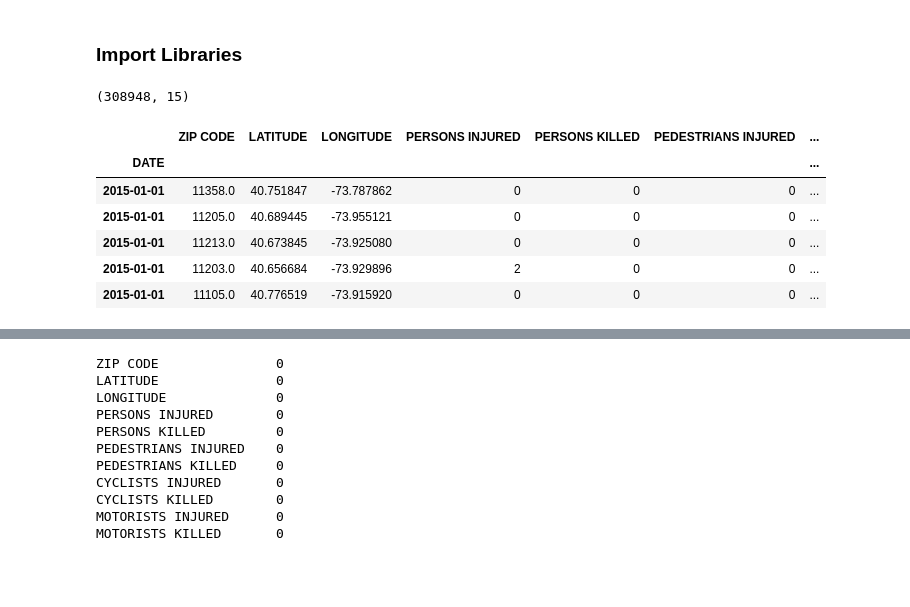
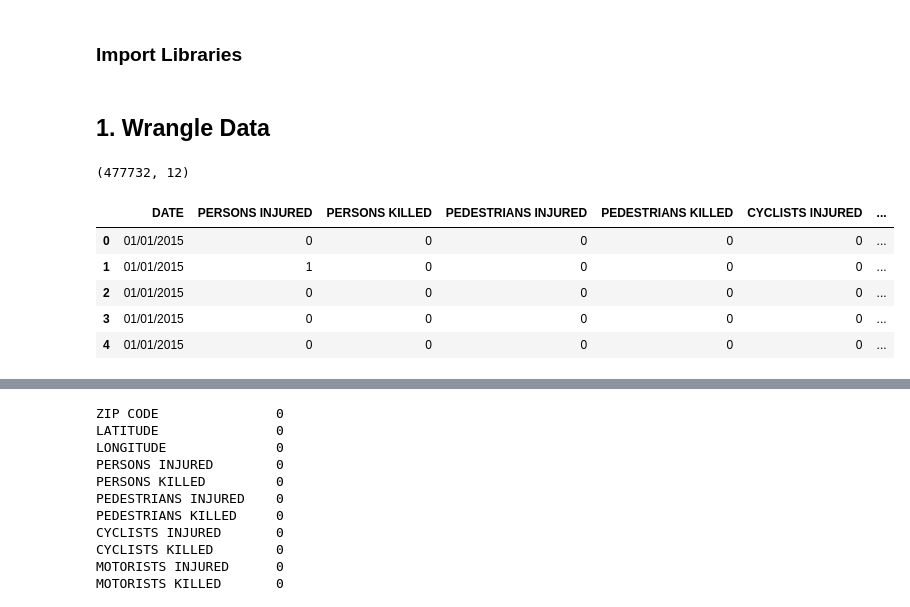
Before and after one commit to Arnelialeslieblog/DS-Unit-2-Applied-Modeling, a Jupyter notebook: module1-define-ml-problems/LS_DS_231_assignment.ipynb, the cells around one changed output, grey strips where cells are left out. Cells and saved outputs as stored; diff of their text form; code cells hidden in the pictures; blank space fills up the shorter version.

```diff
--- a/module1-define-ml-problems/LS_DS_231_assignment.ipynb
+++ b/module1-define-ml-problems/LS_DS_231_assignment.ipynb
@@ -60,44 +61,46 @@ def clean_up_binary_columns(cell_contents):
     return 1
   else:
     return 0
+# %% [markdown]
+## 1. Wrangle Data
 # %%
 def wrangle(filepath):
-  df = pd.read_csv(filepath, parse_dates=['DATE'], index_col='DATE')
+  df = pd.read_csv(filepath) #parse_dates=['DATE'], index_col='DATE')
 
   # Drop Columns with a high number of NaNs
   df.dropna(axis=1, thresh=300, inplace=True)
 
   # High Cardinality Categorical Columns
-  categorical_cols = df.select_dtypes('object').columns
-  threshold = 10
-  high_card_cols = [col for col in categorical_cols if df[col].nunique() > threshold]
-  df.drop(high_card_cols, axis=1, inplace=True)
+  #categorical_cols = df.select_dtypes('object').columns
+  #threshold = 10
+  #high_card_cols = [col for col in categorical_cols if df[col].nunique() > threshold]
+  #df.drop(high_card_cols, axis=1, inplace=True)
 
   #Feature engineering
-  df['Total_fatalities'] = df['PERSONS KILLED'] + df['PEDESTRIANS KILLED'] + df['CYCLISTS KILLED'] + df['MOTORISTS KILLED']
-  df['Total_injured'] = df['PERSONS INJURED'] + df['PEDESTRIANS INJURED'] + df['CYCLISTS INJURED'] + df['MOTORISTS INJURED']
-  df['Total_victims'] = df['Total_fatalities'] + df['Total_injured']
-  df['New_Borough'] = df['BOROUGH'].replace({'STATEN ISLAND':0, 'BRONX':1, 'MANHATTAN':2, 'QUEENS':3,'BROOKLYN':4})
+  #df['Total_fatalities'] = df['PERSONS KILLED'] + df['PEDESTRIANS KILLED'] + df['CYCLISTS KILLED'] + df['MOTORISTS KILLED']
+  #df['Total_injured'] = df['PERSONS INJURED'] + df['PEDESTRIANS INJURED'] + df['CYCLISTS INJURED'] + df['MOTORISTS INJURED']
+ # df['Total_victims'] = df['Total_fatalities'] + df['Total_injured']
+  df['New_Borough'] = df['BOROUGH'].replace({'STATEN ISLAND':0, 'BRONX':0, 'MANHATTAN':0, 'QUEENS':1,'BROOKLYN':1})
 
   # Drop 'UNIQUE KEY' column
   df = df.drop(columns='UNIQUE KEY')
   df = df.drop(columns='BOROUGH')
-
-  df = df.dropna(axis=0, subset=['ZIP CODE'])
-  df = df.dropna(axis=0, subset=['LATITUDE'])
-  df = df.dropna(axis=0, subset=['LONGITUDE'])
+  df= df.drop(columns=['TIME','ZIP CODE', 'LATITUDE', 'LONGITUDE',
+       'LOCATION', 'ON STREET NAME', 'CROSS STREET NAME', 'OFF STREET NAME',
+       'VEHICLE 2 TYPE', 'VEHICLE 3 TYPE', 'VEHICLE 4 TYPE', 'VEHICLE 5 TYPE',
+       'VEHICLE 2 FACTOR', 'VEHICLE 3 FACTOR', 'VEHICLE 4 FACTOR', 'VEHICLE 5 FACTOR'])
+  df= df.fillna(0)
   return df
 
 df = wrangle(DATA_PATH+'database.csv')
 
 print(df.shape)
 df.head()
 # %% [output]
-(308948, 15)
+(477732, 12)
-|  | ZIP CODE | LATITUDE | LONGITUDE | PERSONS INJURED | PERSONS KILLED | PEDESTRIANS INJURED | ... |
-| DATE |  |  |  |  |  |  | ... |
-| 2015-01-01 | 11358.0 | 40.751847 | -73.787862 | 0 | 0 | 0 | ... |
-| 2015-01-01 | 11205.0 | 40.689445 | -73.955121 | 0 | 0 | 0 | ... |
-| 2015-01-01 | 11213.0 | 40.673845 | -73.925080 | 0 | 0 | 0 | ... |
-| 2015-01-01 | 11203.0 | 40.656684 | -73.929896 | 2 | 0 | 0 | ... |
-| 2015-01-01 | 11105.0 | 40.776519 | -73.915920 | 0 | 0 | 0 | ... |
+|  | DATE | PERSONS INJURED | PERSONS KILLED | PEDESTRIANS INJURED | PEDESTRIANS KILLED | CYCLISTS INJURED | ... |
+| 0 | 01/01/2015 | 0 | 0 | 0 | 0 | 0 | ... |
+| 1 | 01/01/2015 | 1 | 0 | 0 | 0 | 0 | ... |
+| 2 | 01/01/2015 | 0 | 0 | 0 | 0 | 0 | ... |
+| 3 | 01/01/2015 | 0 | 0 | 0 | 0 | 0 | ... |
+| 4 | 01/01/2015 | 0 | 0 | 0 | 0 | 0 | ... |
```
Also changed, not shown: parts of 28 cells of this notebook, 5 other files.
